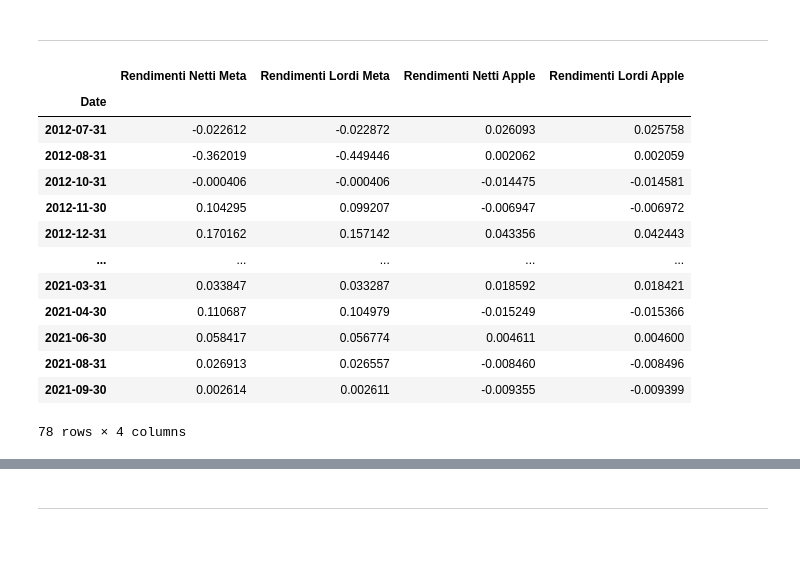
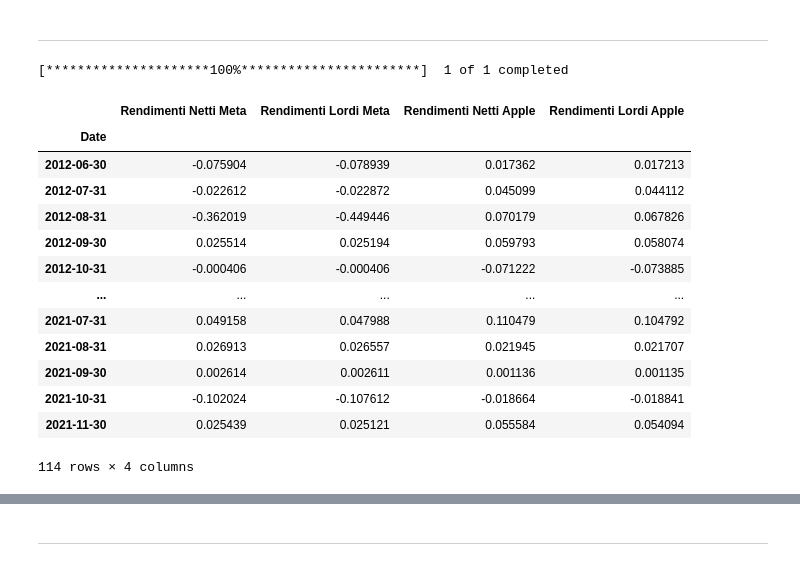
Before and after one commit to Simonotos/BusinessProject, a Jupyter notebook: BusinessProject.ipynb, the cells around one changed output, grey strips where cells are left out. Cells and saved outputs as stored; diff of their text form; code cells hidden in the pictures.

```diff
--- a/BusinessProject.ipynb
+++ b/BusinessProject.ipynb
@@ -135,40 +135,45 @@ ________________________________________________________________________________
 # %%
 import numpy as np
 import yfinance as yf
 import matplotlib.pyplot as plt
 #Tecnologia
+
+apple_df = yf.download('AAPL', start='2011-11-30', end='2021-11-30')
+apple_df = apple_df.groupby(pd.Grouper(freq='M')).mean()
+
 meta_month_returns = meta_df[['Adj Close']]
 apple_month_returns = apple_df[['Adj Close']]
 rendimenti_df = pd.DataFrame()
 
 rendimenti_netti_meta = np.log(meta_month_returns/meta_month_returns.shift(1))
 rendimenti_lordi_meta = np.log(rendimenti_netti_meta + 1)
 
 rendimenti_netti_apple = np.log(apple_month_returns/apple_month_returns.shift(1))
 rendimenti_lordi_apple = np.log(rendimenti_netti_apple + 1)
 
 rendimenti_df["Rendimenti Netti Meta"] = rendimenti_netti_meta
 rendimenti_df["Rendimenti Lordi Meta"] = rendimenti_lordi_meta
 rendimenti_df["Rendimenti Netti Apple"] = rendimenti_netti_apple
 rendimenti_df["Rendimenti Lordi Apple"] = rendimenti_lordi_apple
 rendimenti_df = rendimenti_df.dropna()
 
 rendimenti_df
 # %% [output]
+[*********************100%***********************]  1 of 1 completed
 |  | Rendimenti Netti Meta | Rendimenti Lordi Meta | Rendimenti Netti Apple | Rendimenti Lordi Apple |
 | Date |  |  |  |  |
-| 2012-07-31 | -0.022612 | -0.022872 | 0.026093 | 0.025758 |
-| 2012-08-31 | -0.362019 | -0.449446 | 0.002062 | 0.002059 |
-| 2012-10-31 | -0.000406 | -0.000406 | -0.014475 | -0.014581 |
-| 2012-11-30 | 0.104295 | 0.099207 | -0.006947 | -0.006972 |
-| 2012-12-31 | 0.170162 | 0.157142 | 0.043356 | 0.042443 |
+| 2012-06-30 | -0.075904 | -0.078939 | 0.017362 | 0.017213 |
+| 2012-07-31 | -0.022612 | -0.022872 | 0.045099 | 0.044112 |
+| 2012-08-31 | -0.362019 | -0.449446 | 0.070179 | 0.067826 |
+| 2012-09-30 | 0.025514 | 0.025194 | 0.059793 | 0.058074 |
+| 2012-10-31 | -0.000406 | -0.000406 | -0.071222 | -0.073885 |
 | ... | ... | ... | ... | ... |
-| 2021-03-31 | 0.033847 | 0.033287 | 0.018592 | 0.018421 |
-| 2021-04-30 | 0.110687 | 0.104979 | -0.015249 | -0.015366 |
-| 2021-06-30 | 0.058417 | 0.056774 | 0.004611 | 0.004600 |
-| 2021-08-31 | 0.026913 | 0.026557 | -0.008460 | -0.008496 |
-| 2021-09-30 | 0.002614 | 0.002611 | -0.009355 | -0.009399 |
+| 2021-07-31 | 0.049158 | 0.047988 | 0.110479 | 0.104792 |
+| 2021-08-31 | 0.026913 | 0.026557 | 0.021945 | 0.021707 |
+| 2021-09-30 | 0.002614 | 0.002611 | 0.001136 | 0.001135 |
+| 2021-10-31 | -0.102024 | -0.107612 | -0.018664 | -0.018841 |
+| 2021-11-30 | 0.025439 | 0.025121 | 0.055584 | 0.054094 |
-78 rows × 4 columns
+114 rows × 4 columns
 # %%
 rendimenti_df["Rendimenti Netti Meta"].plot(figsize=(12,8))
 rendimenti_df["Rendimenti Netti Apple"].plot(figsize=(12,8))
```
Also changed, not shown: parts of 20 cells of this notebook, 1 other file.
